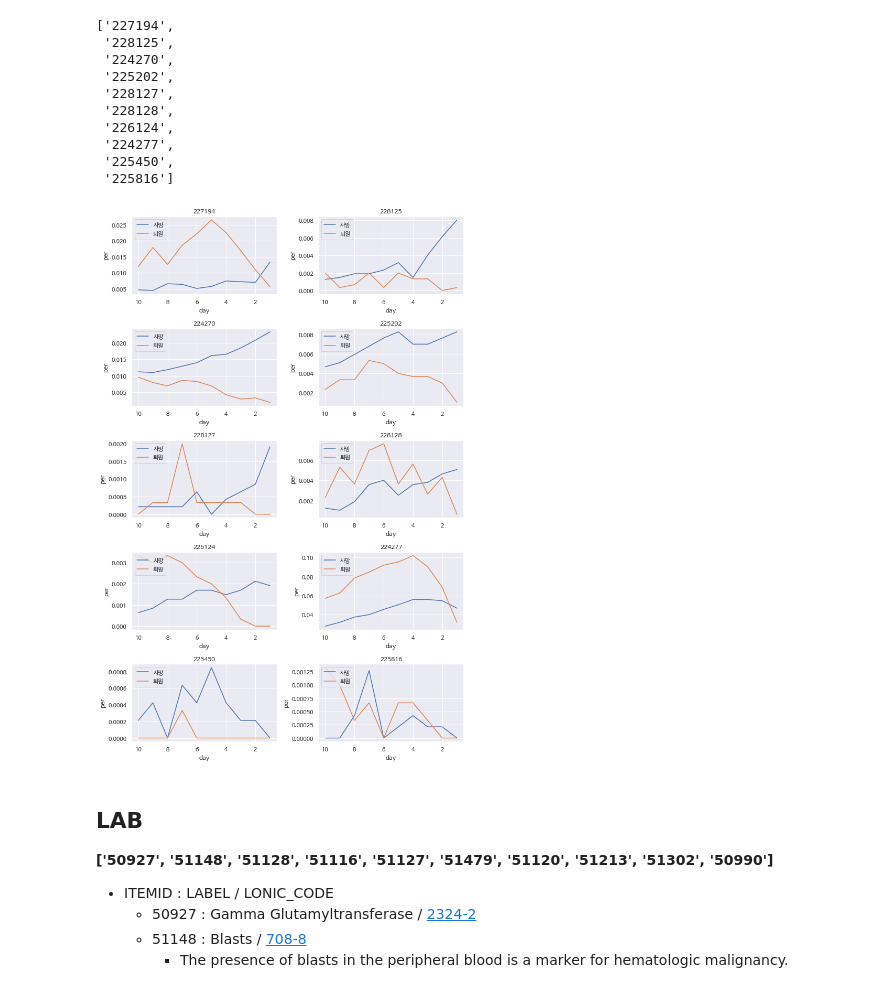
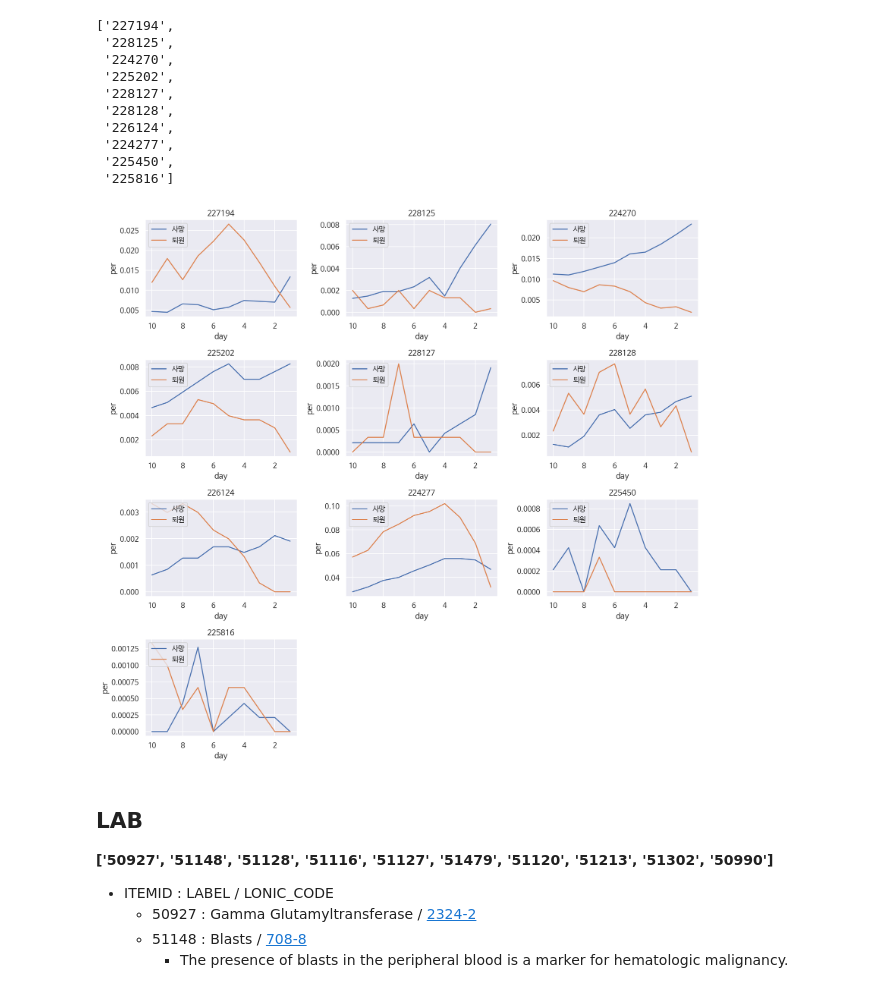
Before and after one commit to suhyun-guri/DSML_Research, a Jupyter notebook: 07-3. Visualization.ipynb, the cells around one changed output. Saved outputs shown, nothing was run; the diff lists cells and outputs as text; code cells hidden in the pictures.

```diff
--- a/07-3. Visualization.ipynb
+++ b/07-3. Visualization.ipynb
@@ -32,6 +32,7 @@ sns.set(font="NanumBarunGothic",
 # %%
 path = '/project/guri/'
 X = np.load('/project/LSH/x_(7727,10,4068).npy')
+y = np.load('/project/LSH/y_(7727,1).npy')
 # 컬럼이름 로드
 COLS = list(pd.read_csv('/project/LSH/total_data_7727.csv')['ITEMID'].sort_values().unique())
 #Reverse FI
@@ -130,9 +123,9 @@ top_fi
  '45006701',
  '4003822']
 # %%
-plt.figure(figsize=(10,15))
+plt.figure(figsize = (13,12), dpi=150)
 for i, f in enumerate(top_fi):
-    plt.subplot(5,2,1+i)
+    plt.subplot(4,3,1+i)
     plt.title(f)
     ax = sns.lineplot(x = 'day', y='per', data = d_df[d_df['cols']==int(f)], label='사망')
     ax = sns.lineplot(x = 'day', y='per', data = s_df[s_df['cols']==int(f)], label='퇴원')
@@ -204,9 +197,9 @@ pre_top10
  '4003822',
  '63323016501']
 # %%
-plt.figure(figsize=(10,15))
+plt.figure(figsize = (13,12), dpi=150)
 for i, f in enumerate(pre_top10):
-    plt.subplot(5,2,1+i)
+    plt.subplot(4,3,1+i)
     plt.title(f)
     ax = sns.lineplot(data = d_df[d_df['cols']==int(f)], x = 'day', y='per', label='사망')
     ax = sns.lineplot(data = s_df[s_df['cols']==int(f)], x = 'day', y='per', label='퇴원')
@@ -232,17 +225,17 @@ pro_top10
  '225450',
  '225816']
 # %%
-plt.figure(figsize=(10,15))
+plt.figure(figsize = (13,12), dpi=150)
 for i, f in enumerate(pro_top10):
-    plt.subplot(5,2,1+i)
+    plt.subplot(4,3,1+i)
     plt.title(f)
     ax = sns.lineplot(data = d_df[d_df['cols']==int(f)], x = 'day', y='per', label='사망')
     ax = sns.lineplot(data = s_df[s_df['cols']==int(f)], x = 'day', y='per', label='퇴원')
     ax.invert_xaxis()
     ax.legend(loc='upper left')
 plt.tight_layout()
 # %% [output]
-[figure, old version]
+[figure, new version]
 # %% [markdown]
 ## LAB
 **['50927', '51148', '51128', '51116', '51127', '51479', '51120', '51213', '51302', '50990']**
```
Also changed, not shown: parts of 8 cells of this notebook.
